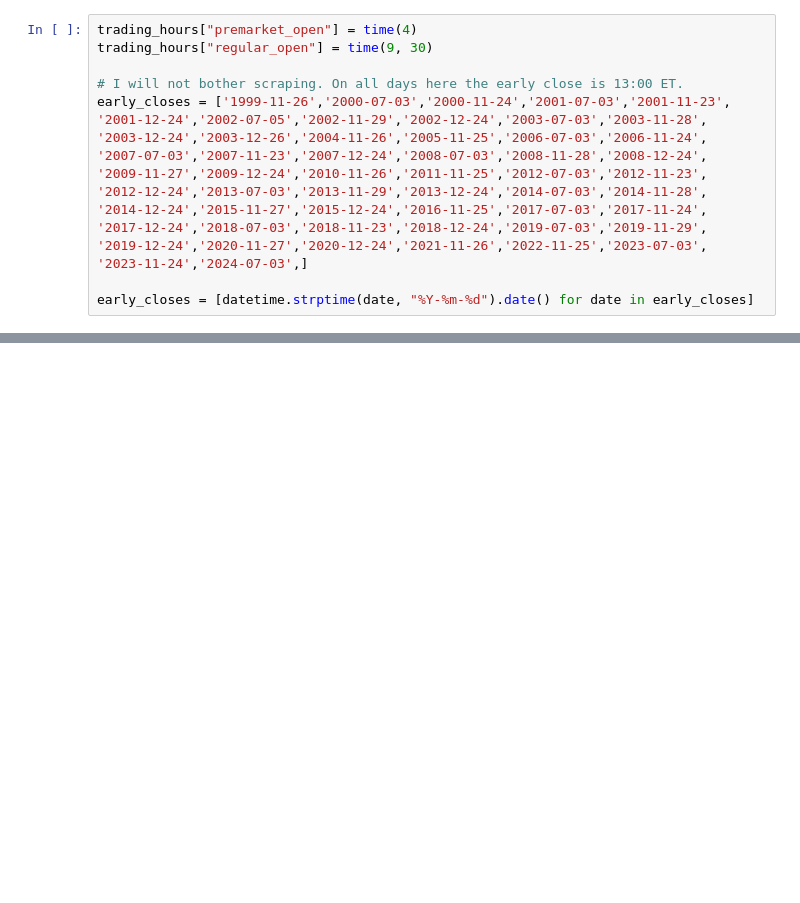
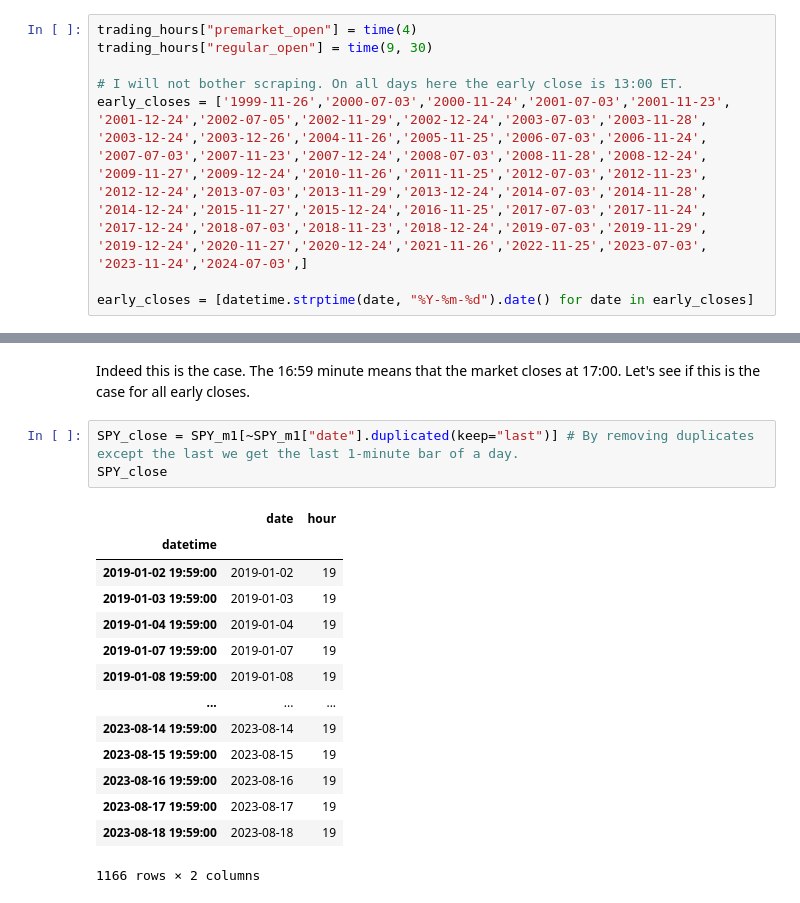
Before and after one commit to shinathan/QSExtended, a Jupyter notebook: data_import/polygon/download.ipynb, the cells around one changed output, grey strips where cells are left out. Cells and saved outputs as stored; diff of their text form; blank space fills up the shorter version.

```diff
--- a/data_import/polygon/download.ipynb
+++ b/data_import/polygon/download.ipynb
@@ -490,0 +581,20 @@ We are already running into a new problem. Contrary to the <code>tickers</code>,
+# %% [markdown]
+Indeed this is the case. The 16:59 minute means that the market closes at 17:00. Let's see if this is the case for all early closes.
+# %%
+SPY_close = SPY_m1[~SPY_m1["date"].duplicated(keep="last")] # By removing duplicates except the last we get the last 1-minute bar of a day.
+SPY_close
+# %% [output]
+|  | date | hour |
+| datetime |  |  |
+| 2019-01-02 19:59:00 | 2019-01-02 | 19 |
+| 2019-01-03 19:59:00 | 2019-01-03 | 19 |
+| 2019-01-04 19:59:00 | 2019-01-04 | 19 |
+| 2019-01-07 19:59:00 | 2019-01-07 | 19 |
+| 2019-01-08 19:59:00 | 2019-01-08 | 19 |
+| ... | ... | ... |
+| 2023-08-14 19:59:00 | 2023-08-14 | 19 |
+| 2023-08-15 19:59:00 | 2023-08-15 | 19 |
+| 2023-08-16 19:59:00 | 2023-08-16 | 19 |
+| 2023-08-17 19:59:00 | 2023-08-17 | 19 |
+| 2023-08-18 19:59:00 | 2023-08-18 | 19 |
+1166 rows × 2 columns
```
Also changed, not shown: parts of 19 cells of this notebook, 1 other file.
